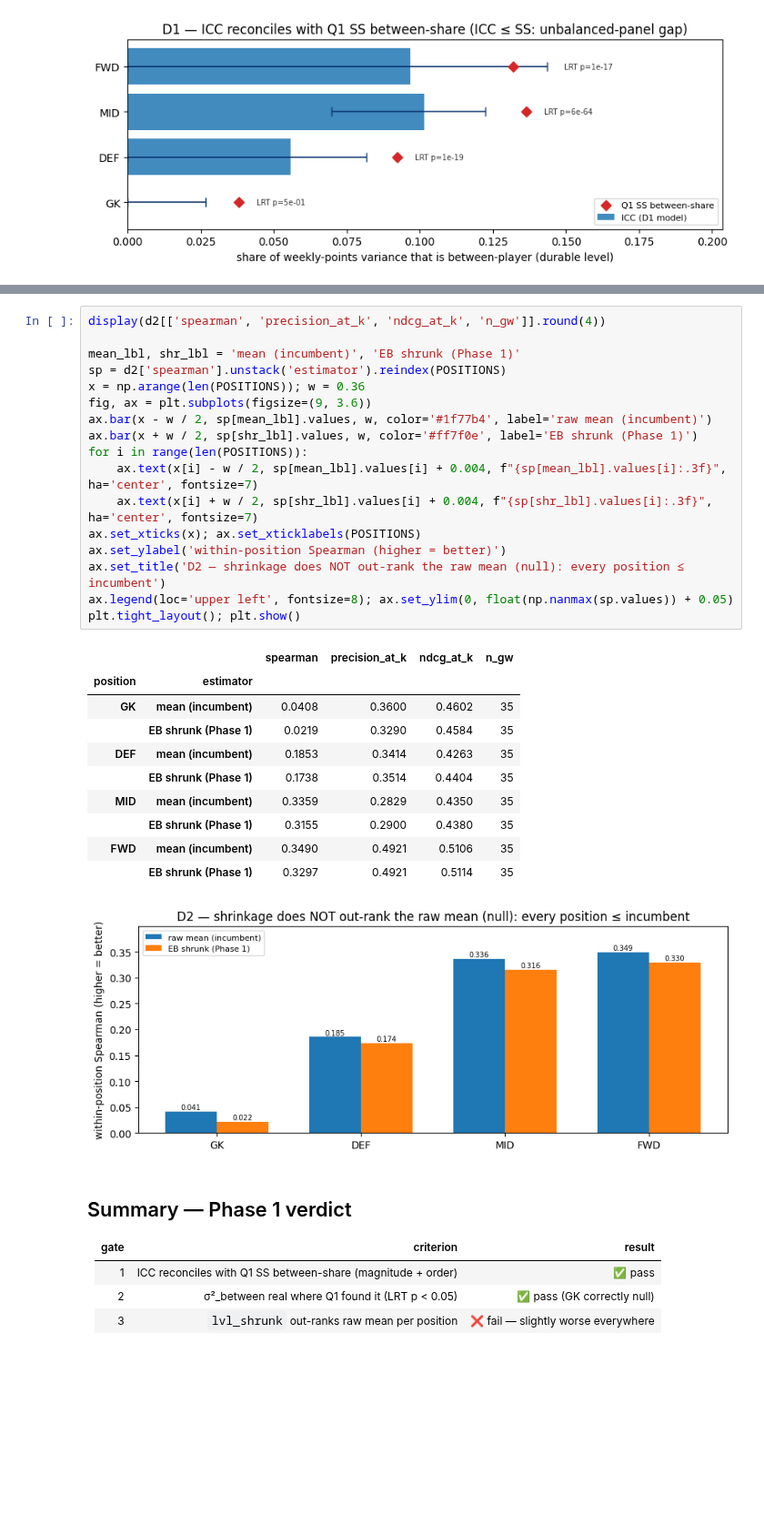
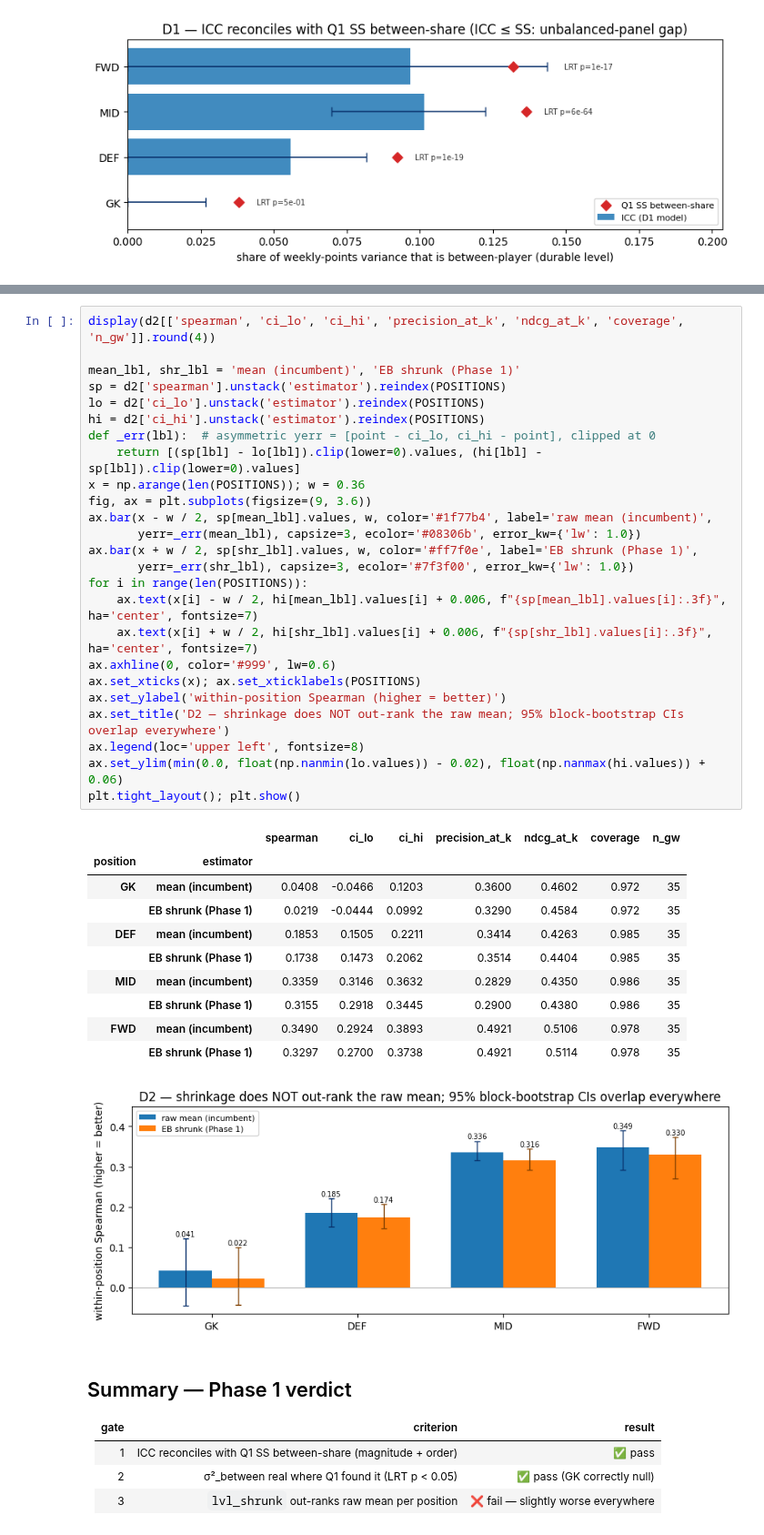
Before and after one commit to gisaf22/fpl-intelligence, a Jupyter notebook: model/eval/notebooks/phase1_icc_shrinkage.ipynb, the cells around one changed output, grey strips where cells are left out. Shown at 91% size. Drawn from its saved outputs; the diff is of its cells as text; blank space fills up the shorter version.

```diff
--- a/model/eval/notebooks/phase1_icc_shrinkage.ipynb
+++ b/model/eval/notebooks/phase1_icc_shrinkage.ipynb
@@ -80,32 +82,40 @@ plt.tight_layout(); plt.show()
 # %%
-display(d2[['spearman', 'precision_at_k', 'ndcg_at_k', 'n_gw']].round(4))
+display(d2[['spearman', 'ci_lo', 'ci_hi', 'precision_at_k', 'ndcg_at_k', 'coverage', 'n_gw']].round(4))
 
 mean_lbl, shr_lbl = 'mean (incumbent)', 'EB shrunk (Phase 1)'
 sp = d2['spearman'].unstack('estimator').reindex(POSITIONS)
+lo = d2['ci_lo'].unstack('estimator').reindex(POSITIONS)
+hi = d2['ci_hi'].unstack('estimator').reindex(POSITIONS)
+def _err(lbl):  # asymmetric yerr = [point - ci_lo, ci_hi - point], clipped at 0
+    return [(sp[lbl] - lo[lbl]).clip(lower=0).values, (hi[lbl] - sp[lbl]).clip(lower=0).values]
 x = np.arange(len(POSITIONS)); w = 0.36
 fig, ax = plt.subplots(figsize=(9, 3.6))
-ax.bar(x - w / 2, sp[mean_lbl].values, w, color='#1f77b4', label='raw mean (incumbent)')
-ax.bar(x + w / 2, sp[shr_lbl].values, w, color='#ff7f0e', label='EB shrunk (Phase 1)')
+ax.bar(x - w / 2, sp[mean_lbl].values, w, color='#1f77b4', label='raw mean (incumbent)',
+       yerr=_err(mean_lbl), capsize=3, ecolor='#08306b', error_kw={'lw': 1.0})
+ax.bar(x + w / 2, sp[shr_lbl].values, w, color='#ff7f0e', label='EB shrunk (Phase 1)',
+       yerr=_err(shr_lbl), capsize=3, ecolor='#7f3f00', error_kw={'lw': 1.0})
 for i in range(len(POSITIONS)):
-    ax.text(x[i] - w / 2, sp[mean_lbl].values[i] + 0.004, f"{sp[mean_lbl].values[i]:.3f}", ha='center', fontsize=7)
-    ax.text(x[i] + w / 2, sp[shr_lbl].values[i] + 0.004, f"{sp[shr_lbl].values[i]:.3f}", ha='center', fontsize=7)
+    ax.text(x[i] - w / 2, hi[mean_lbl].values[i] + 0.006, f"{sp[mean_lbl].values[i]:.3f}", ha='center', fontsize=7)
+    ax.text(x[i] + w / 2, hi[shr_lbl].values[i] + 0.006, f"{sp[shr_lbl].values[i]:.3f}", ha='center', fontsize=7)
+ax.axhline(0, color='#999', lw=0.6)
 ax.set_xticks(x); ax.set_xticklabels(POSITIONS)
 ax.set_ylabel('within-position Spearman (higher = better)')
-ax.set_title('D2 — shrinkage does NOT out-rank the raw mean (null): every position ≤ incumbent')
-ax.legend(loc='upper left', fontsize=8); ax.set_ylim(0, float(np.nanmax(sp.values)) + 0.05)
+ax.set_title('D2 — shrinkage does NOT out-rank the raw mean; 95% block-bootstrap CIs overlap everywhere')
+ax.legend(loc='upper left', fontsize=8)
+ax.set_ylim(min(0.0, float(np.nanmin(lo.values)) - 0.02), float(np.nanmax(hi.values)) + 0.06)
 plt.tight_layout(); plt.show()
 # %% [output]
-|  |  | spearman | precision_at_k | ndcg_at_k | n_gw |
-| position | estimator |  |  |  |  |
-| GK | mean (incumbent) | 0.0408 | 0.3600 | 0.4602 | 35 |
-|  | EB shrunk (Phase 1) | 0.0219 | 0.3290 | 0.4584 | 35 |
-| DEF | mean (incumbent) | 0.1853 | 0.3414 | 0.4263 | 35 |
-|  | EB shrunk (Phase 1) | 0.1738 | 0.3514 | 0.4404 | 35 |
-| MID | mean (incumbent) | 0.3359 | 0.2829 | 0.4350 | 35 |
-|  | EB shrunk (Phase 1) | 0.3155 | 0.2900 | 0.4380 | 35 |
-| FWD | mean (incumbent) | 0.3490 | 0.4921 | 0.5106 | 35 |
-|  | EB shrunk (Phase 1) | 0.3297 | 0.4921 | 0.5114 | 35 |
+|  |  | spearman | ci_lo | ci_hi | precision_at_k | ndcg_at_k | coverage | n_gw |
+| position | estimator |  |  |  |  |  |  |  |
+| GK | mean (incumbent) | 0.0408 | -0.0466 | 0.1203 | 0.3600 | 0.4602 | 0.972 | 35 |
+|  | EB shrunk (Phase 1) | 0.0219 | -0.0444 | 0.0992 | 0.3290 | 0.4584 | 0.972 | 35 |
+| DEF | mean (incumbent) | 0.1853 | 0.1505 | 0.2211 | 0.3414 | 0.4263 | 0.985 | 35 |
+|  | EB shrunk (Phase 1) | 0.1738 | 0.1473 | 0.2062 | 0.3514 | 0.4404 | 0.985 | 35 |
+| MID | mean (incumbent) | 0.3359 | 0.3146 | 0.3632 | 0.2829 | 0.4350 | 0.986 | 35 |
+|  | EB shrunk (Phase 1) | 0.3155 | 0.2918 | 0.3445 | 0.2900 | 0.4380 | 0.986 | 35 |
+| FWD | mean (incumbent) | 0.3490 | 0.2924 | 0.3893 | 0.4921 | 0.5106 | 0.978 | 35 |
+|  | EB shrunk (Phase 1) | 0.3297 | 0.2700 | 0.3738 | 0.4921 | 0.5114 | 0.978 | 35 |
-[figure, old version]
+[figure, new version]
 # %% [markdown]
 ## Summary — Phase 1 verdict
 
```
Also changed, not shown: parts of 1 cell of this notebook, 17 other files.
